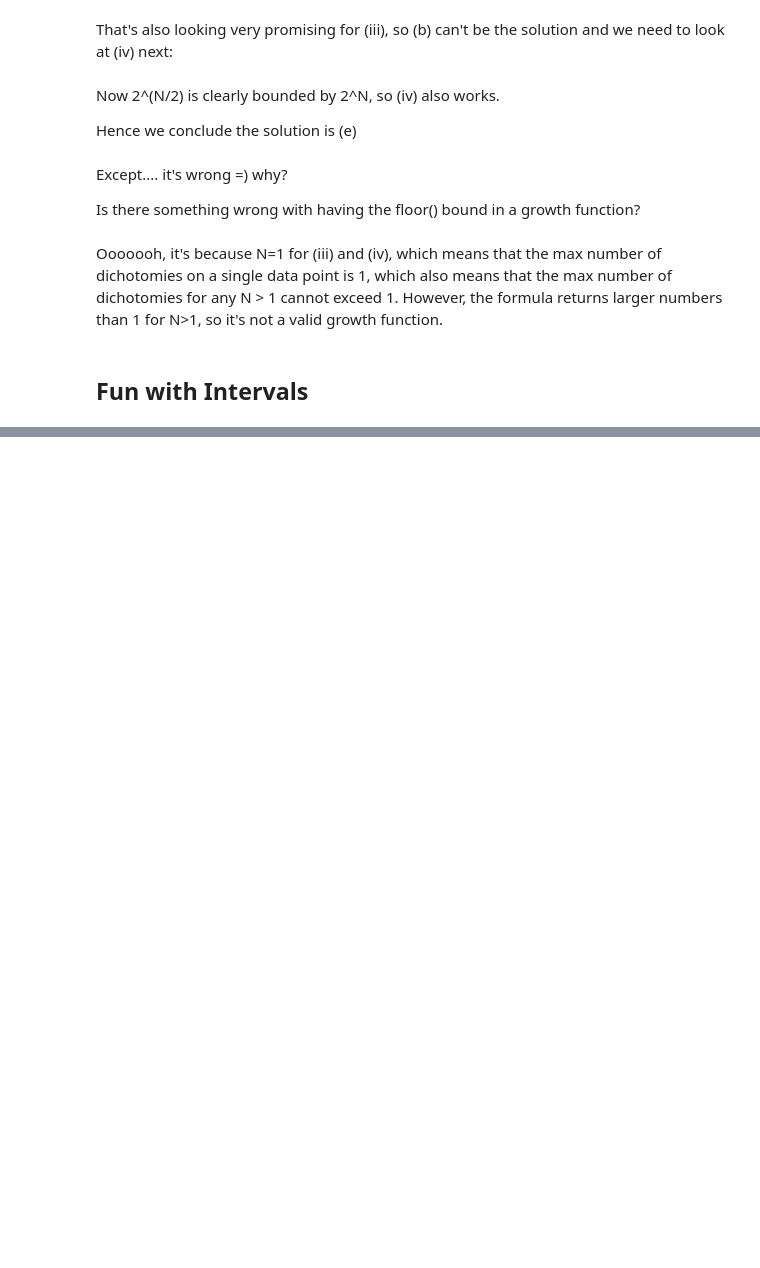
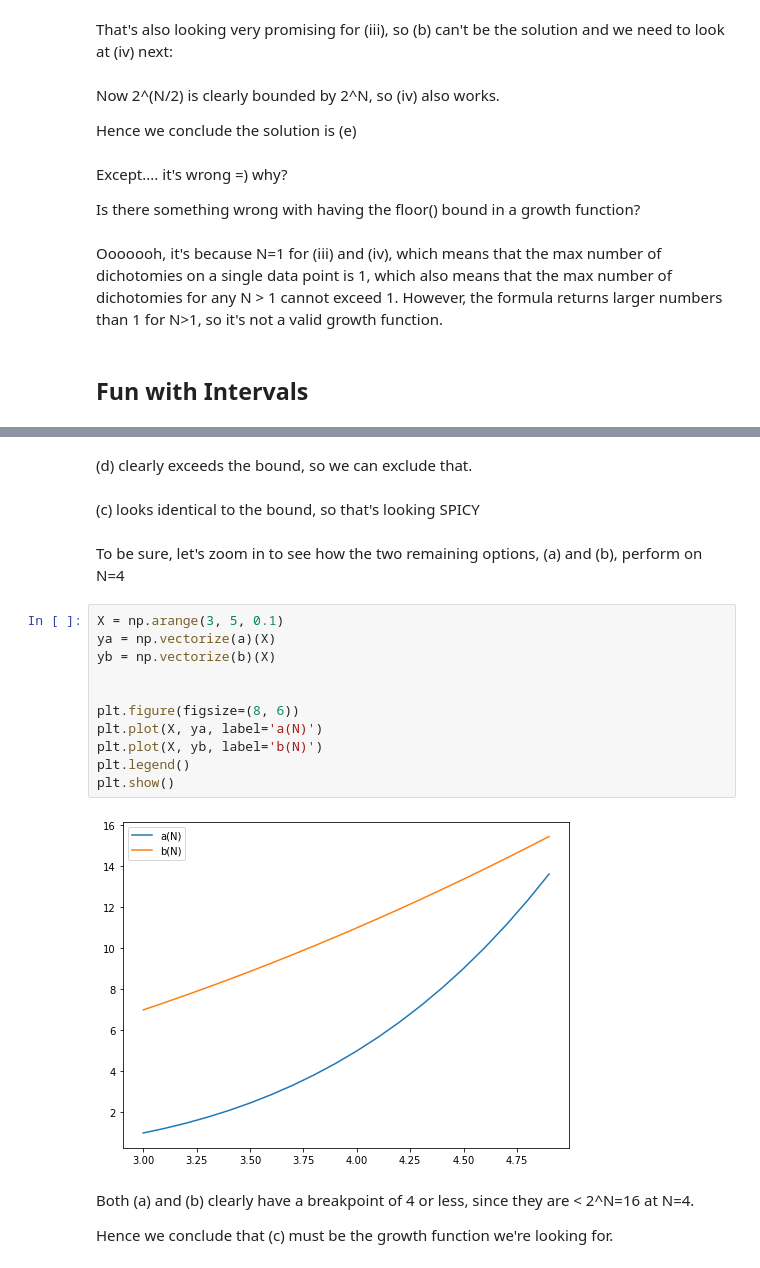
Before and after one commit to workflow/caltech-machine-learning-homework, a Jupyter notebook: HW3.ipynb, the cells around one changed output, grey strips where cells are left out. Cells and saved outputs as stored; diff of their text form; blank space fills up the shorter version.

```diff
--- a/HW3.ipynb
+++ b/HW3.ipynb
@@ -250,0 +288,23 @@ Ooooooh, it's because N=1 for (iii) and (iv), which means that the max number of
+# %% [markdown]
+(d) clearly exceeds the bound, so we can exclude that.
+# %% [markdown]
+(c) looks identical to the bound, so that's looking SPICY
+# %% [markdown]
+To be sure, let's zoom in to see how the two remaining options, (a) and (b), perform on N=4
+# %%
+X = np.arange(3, 5, 0.1)
+ya = np.vectorize(a)(X)
+yb = np.vectorize(b)(X)
+
+
+plt.figure(figsize=(8, 6))
+plt.plot(X, ya, label='a(N)')
+plt.plot(X, yb, label='b(N)')
+plt.legend()
+plt.show()
+# %% [output]
+[figure, added]
+# %% [markdown]
+Both (a) and (b) clearly have a breakpoint of 4 or less, since they are < 2^N=16 at N=4.
+
+Hence we conclude that (c) must be the growth function we're looking for.
```
Also changed, not shown: parts of 14 cells of this notebook, 7 other files.
